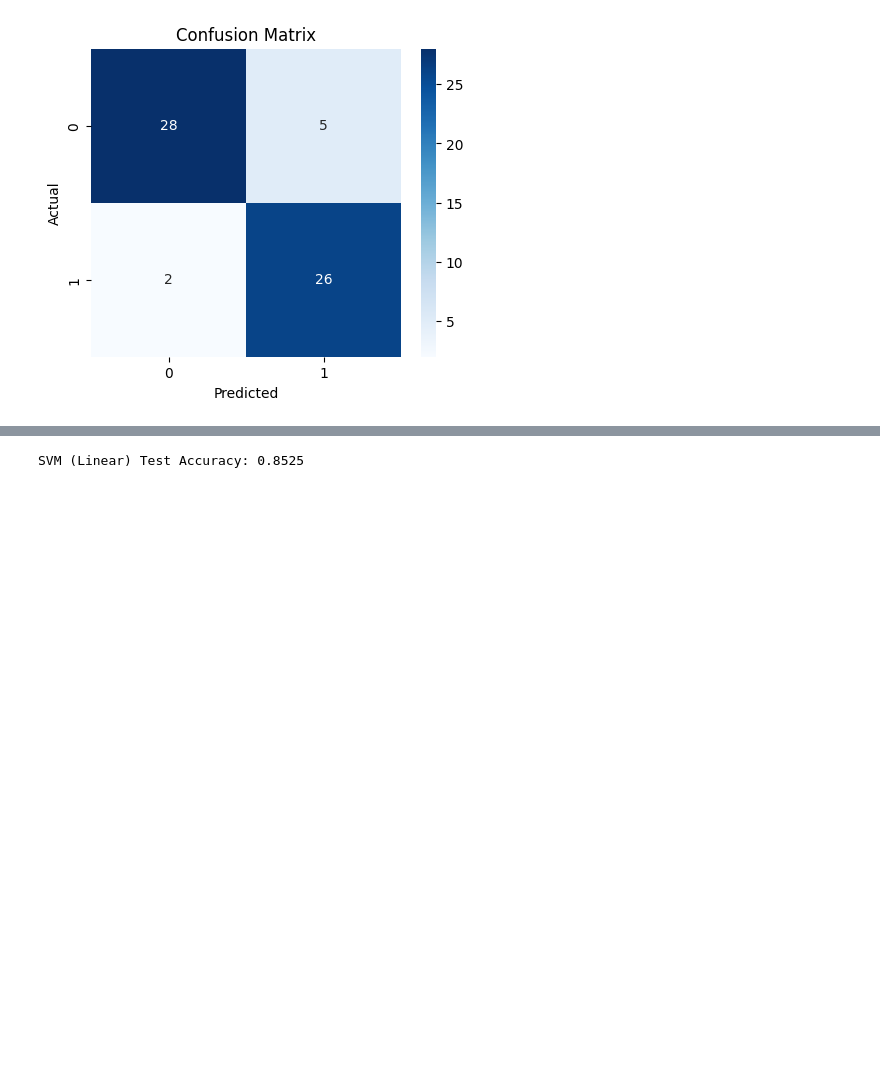
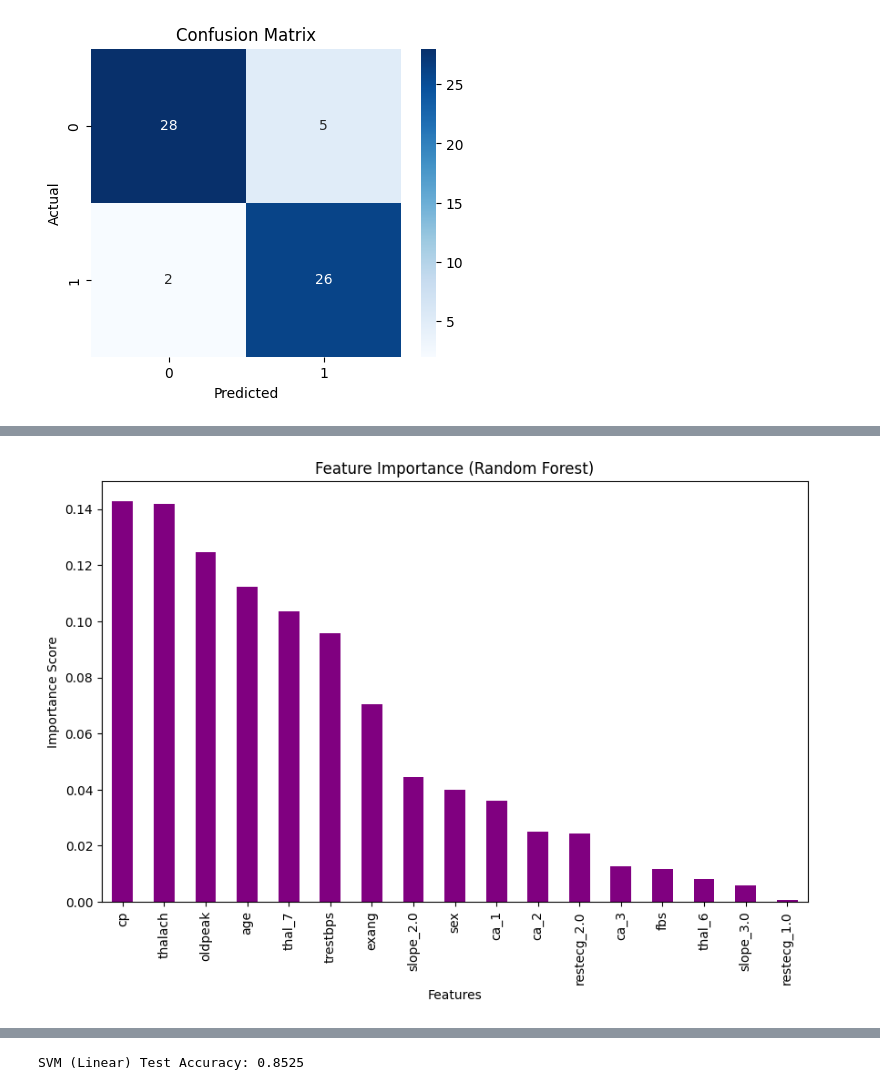
Before and after one commit to Bhavana-GB/heart-disease-prediction, a Jupyter notebook: notebooks/eda_and_modelling.ipynb, the cells around one changed output, grey strips where cells are left out. Saved outputs shown, nothing was run; the diff lists cells and outputs as text; code cells hidden in the pictures; blank space fills up the shorter version.

```diff
--- a/notebooks/eda_and_modelling.ipynb
+++ b/notebooks/eda_and_modelling.ipynb
@@ -627,6 +630,22 @@ LightGBM: Accuracy = 0.82, Precision = 0.74, Recall = 0.93, F1 Score = 0.83
 # XGBoost: Accuracy = 0.85, Precision = 0.85, Recall = 0.82, F1 Score = 0.84
 # LightGBM: Accuracy = 0.82, Precision = 0.79, Recall = 0.82, F1 Score = 0.81
 #
+# %%
+# Train RF
+rf_model = RandomForestClassifier(n_estimators=100, random_state=42)
+rf_model.fit(X, y)
+
+feature_importance = pd.Series(rf_model.feature_importances_, index=X.columns)
+feature_importance = feature_importance.sort_values(ascending=False)
+
+plt.figure(figsize=(10, 6))
+feature_importance.plot(kind="bar", color="purple")
+plt.title("Feature Importance (Random Forest)")
+plt.xlabel("Features")
+plt.ylabel("Importance Score")
+plt.show()
+# %% [output]
+[figure, added]
 # %%
 # Explaining XGBoost Model
 explainer = shap.Explainer(models["XGBoost"])
```
Also changed, not shown: parts of 25 cells of this notebook, 6 other files.
